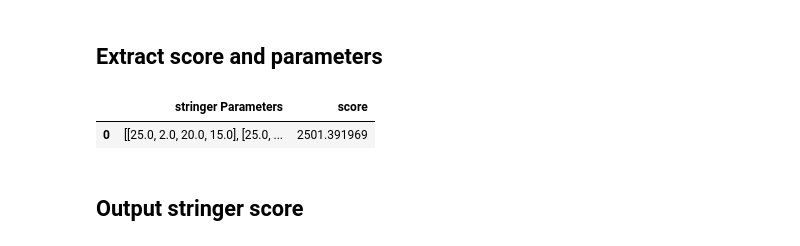
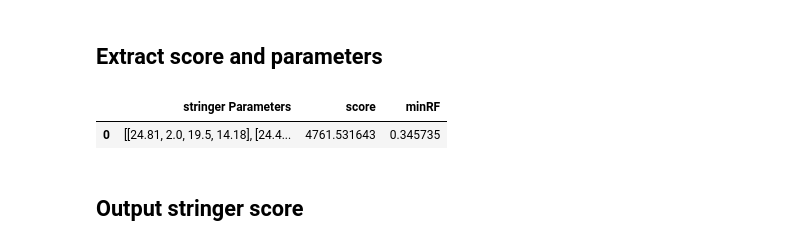
Before and after one commit to fabianober/tum-ase-project-2025-1_2, a Jupyter notebook: prototyping_notebooks/task_1f.ipynb, the cells around one changed output. Drawn from its saved outputs; the diff is of its cells as text; code cells hidden in the pictures.

```diff
--- a/prototyping_notebooks/task_1f.ipynb
+++ b/prototyping_notebooks/task_1f.ipynb
@@ -483,15 +483,16 @@ evaluateDf
 # %%
 score = evaluateDf['score'].sum()
 dimensions = extractDimensions(evaluateDf)
 
 evaluateDf = pd.DataFrame({
     'stringer Parameters': [dimensions],
-    'score': [score]
+    'score': [score],
+    'minRF':[evaluateDf['Reserve Factor'].min()]
 })
 evaluateDf
 # %% [output]
-|  | stringer Parameters | score |
-| 0 | [[25.0, 2.0, 20.0, 15.0], [25.0, ... | 2501.391969 |
+|  | stringer Parameters | score | minRF |
+| 0 | [[24.81, 2.0, 19.5, 14.18], [24.4... | 4761.531643 | 0.345735 |
 # %% [markdown]
 ## Output stringer score
 # %%
```
Also changed, not shown: parts of 20 cells of this notebook, 6 other files.
